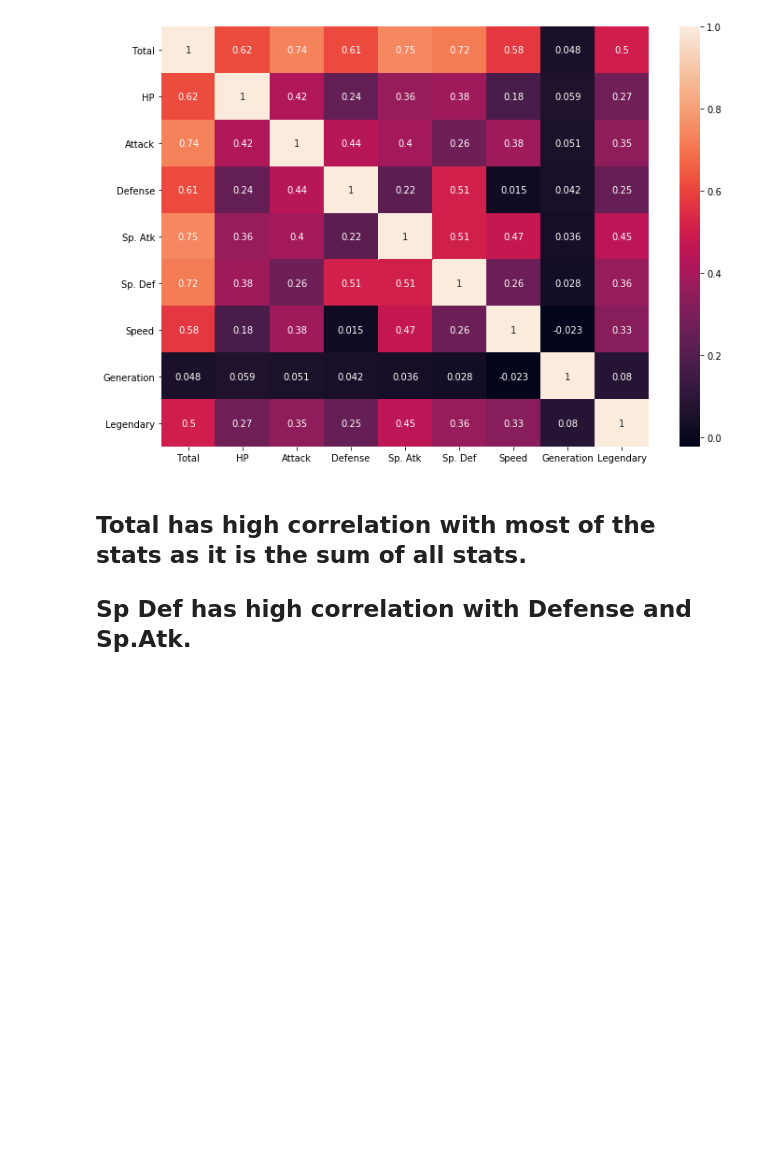
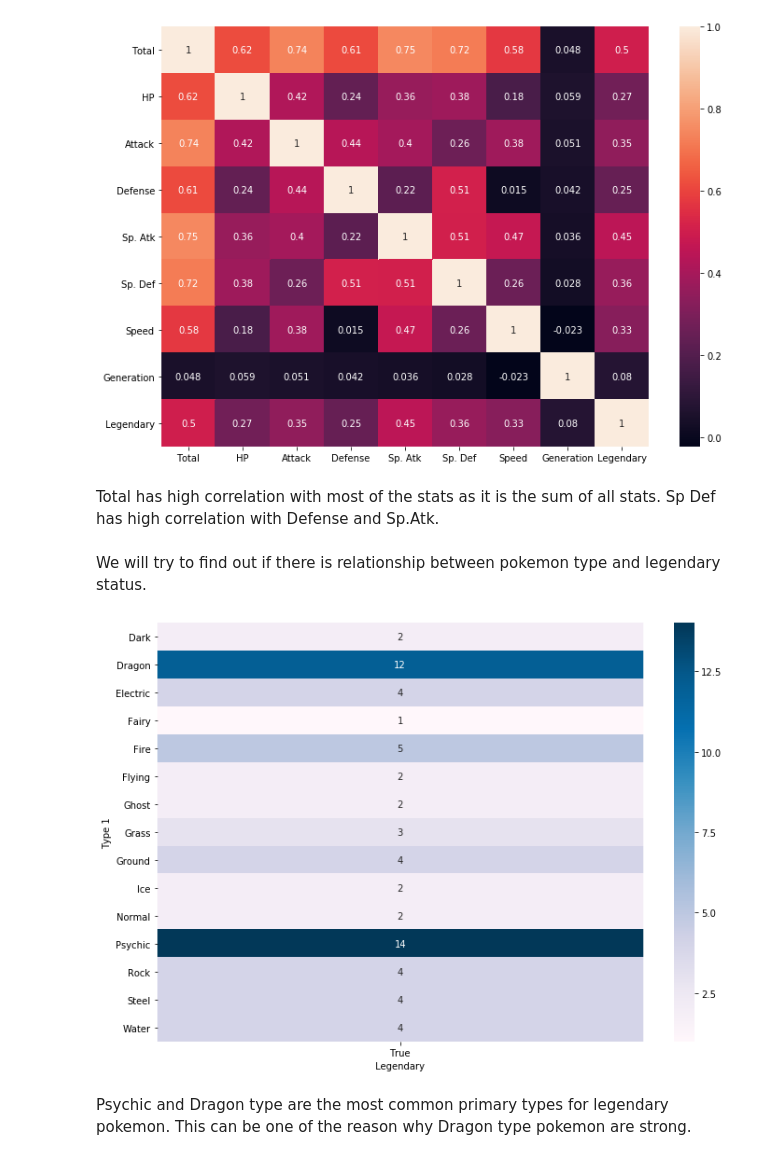
Before and after one commit to Nitesh2206/python-notebooks, a Jupyter notebook: Data_Visualisation_using_Seaborn_on_Pokemon_dataset.ipynb, the cells around one changed output. Saved outputs shown, nothing was run; the diff lists cells and outputs as text; code cells hidden in the pictures; blank space fills up the shorter version.

```diff
--- a/Data_Visualisation_using_Seaborn_on_Pokemon_dataset.ipynb
+++ b/Data_Visualisation_using_Seaborn_on_Pokemon_dataset.ipynb
@@ -310,7 +312,19 @@ plt.show()
 # %% [output]
 [figure]
 # %% [markdown]
-## Total has high correlation with most of the stats as it is the sum of all stats.
-## Sp Def has high correlation with Defense and Sp.Atk.
+Total has high correlation with most of the stats as it is the sum of all stats.
+Sp Def has high correlation with Defense and Sp.Atk.
-# %% [markdown]
-<a id="section_ID"></a>
+# %% [markdown]
+<a id="section_ID"></a>
+We will try to find out if there is relationship between pokemon type and legendary status.
+# %%
+sns.heatmap(
+    df_pkmn[df_pkmn['Legendary']!=False].groupby(['Type 1', 'Legendary']).size().unstack(),
+    cmap="PuBu",
+    annot=True
+)
+plt.show()
+# %% [output]
+[figure, added]
+# %% [markdown]
+Psychic and Dragon type are the most common primary types for legendary pokemon. This can be one of the reason why Dragon type pokemon are strong.
```
Also changed, not shown: parts of 5 cells of this notebook.
